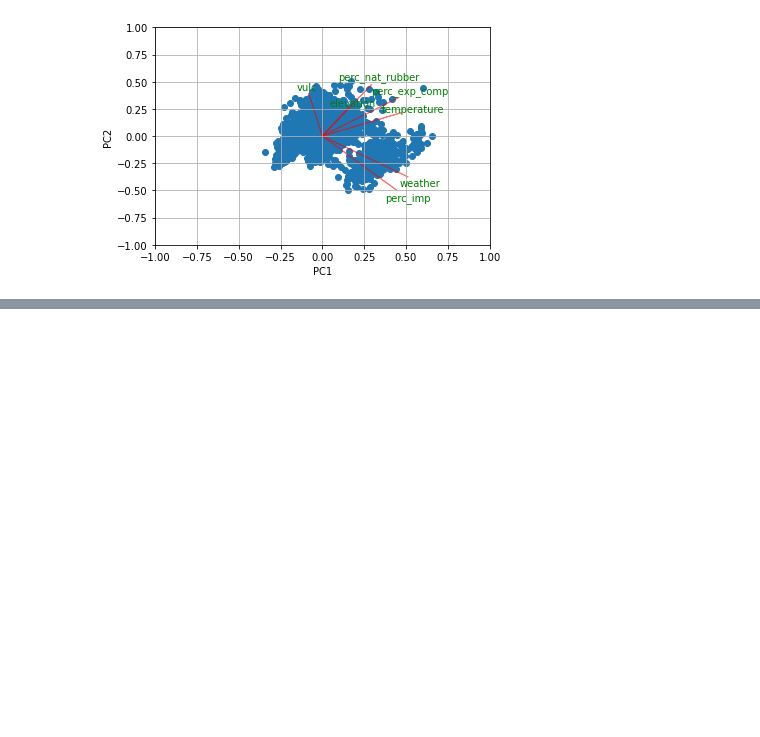
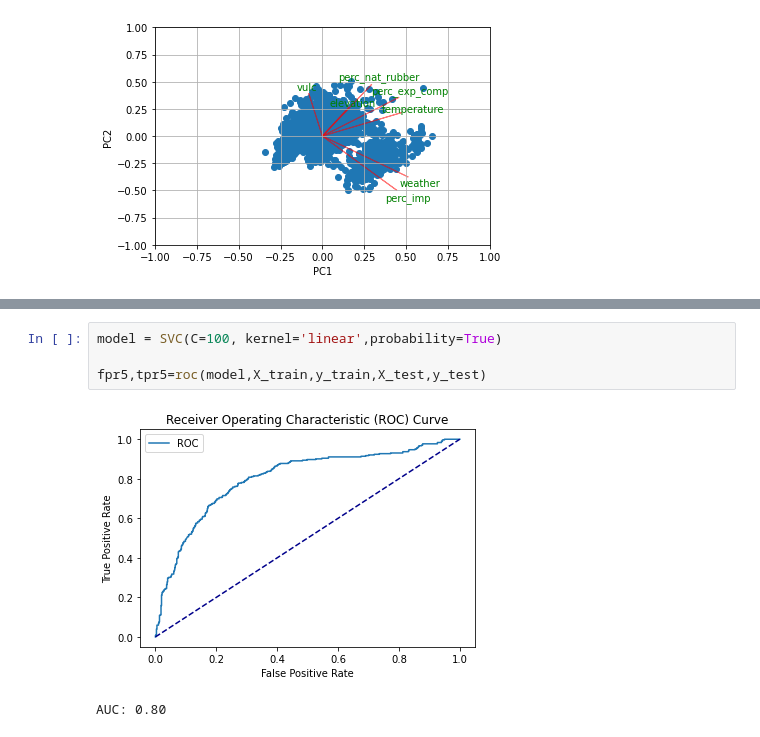
Before and after one commit to AndreaScarpellini1/ML-Project, a Jupyter notebook: Project .ipynb, the cells around one changed output, grey strips where cells are left out. Saved outputs shown, nothing was run; the diff lists cells and outputs as text; blank space fills up the shorter version.

```diff
--- a/Project .ipynb
+++ b/Project .ipynb
@@ -264,0 +402,7 @@ plt.show()
+# %%
+model = SVC(C=100, kernel='linear',probability=True)
+
+fpr5,tpr5=roc(model,X_train,y_train,X_test,y_test)
+# %% [output]
+[figure, added]
+AUC: 0.80
```
Also changed, not shown: parts of 16 cells of this notebook.
